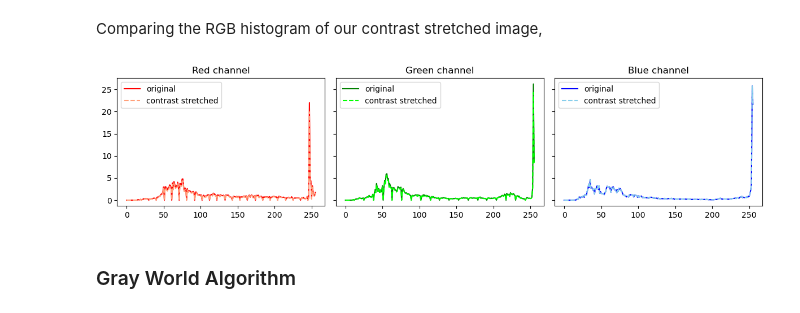
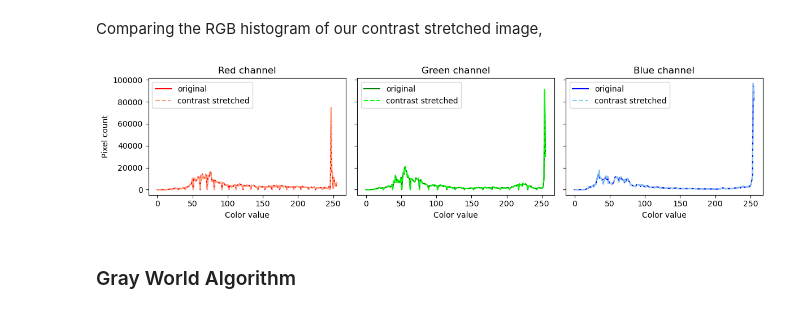
Before and after one commit to npcrmns/App-Physics-157, a Jupyter notebook: [1] Digital Image Formation and Enhancement/Digital Image Formation and Enhancement.ipynb, the cells around one changed output. Saved outputs shown, nothing was run; the diff lists cells and outputs as text; code cells hidden in the pictures.

```diff
--- a/[1] Digital Image Formation and Enhancement/Digital Image Formation and Enhancement.ipynb
+++ b/[1] Digital Image Formation and Enhancement/Digital Image Formation and Enhancement.ipynb
@@ -616,7 +616,7 @@ plot_colors = ["red", "green", "blue"]
 
 fig, ax = plt.subplots(1, 3, figsize = (12, 3), sharey = True)
 for i, j in zip(channels, range(len(channels))):
-    RGB_hist, RGB_edge = np.histogram(i, 256, density = False)
+    RGB_hist, RGB_edge = np.histogram(i, 256)
     ax[j].plot(RGB_hist, color = plot_colors[j])
     ax[j].set_title(titles[j])
     ax[j].set_xlabel(r"Color value")
@@ -645,19 +645,21 @@ Comparing the RGB histogram of our contrast stretched image,
 # %%
 cs_channels = [Rd_restored, Gn_restored, Bl_restored]
 comparison_colors = ["lightsalmon", "lime", "skyblue"]
 
 fig, ax = plt.subplots(1, 3, figsize = (12, 3), sharey = True)
 for i, j, k in zip(channels, cs_channels, range(len(cs_channels))):
-    RGB_hist, RGB_edge = np.histogram(i, 256, density = True)
-    csRGB_hist, csRGB_edge = np.histogram(j, 256, density = True)
+    RGB_hist, RGB_edge = np.histogram(i, 256)
+    csRGB_hist, csRGB_edge = np.histogram(j, 256)
     ax[k].plot(RGB_hist, color = plot_colors[k], label = "original")
     ax[k].plot(csRGB_hist, color = comparison_colors[k], linestyle = "--", label = "contrast stretched")
     ax[k].set_title(titles[k])
     ax[k].legend()
+    ax[k].set_xlabel(r"Color value")
+    ax[0].set_ylabel(r"Pixel count")
 
 fig.tight_layout()
 # %% [output]
-[figure, old version]
+[figure, new version]
 # %% [markdown]
 ### Gray World Algorithm
 # %%
```
Also changed, not shown: parts of 1 cell of this notebook.
